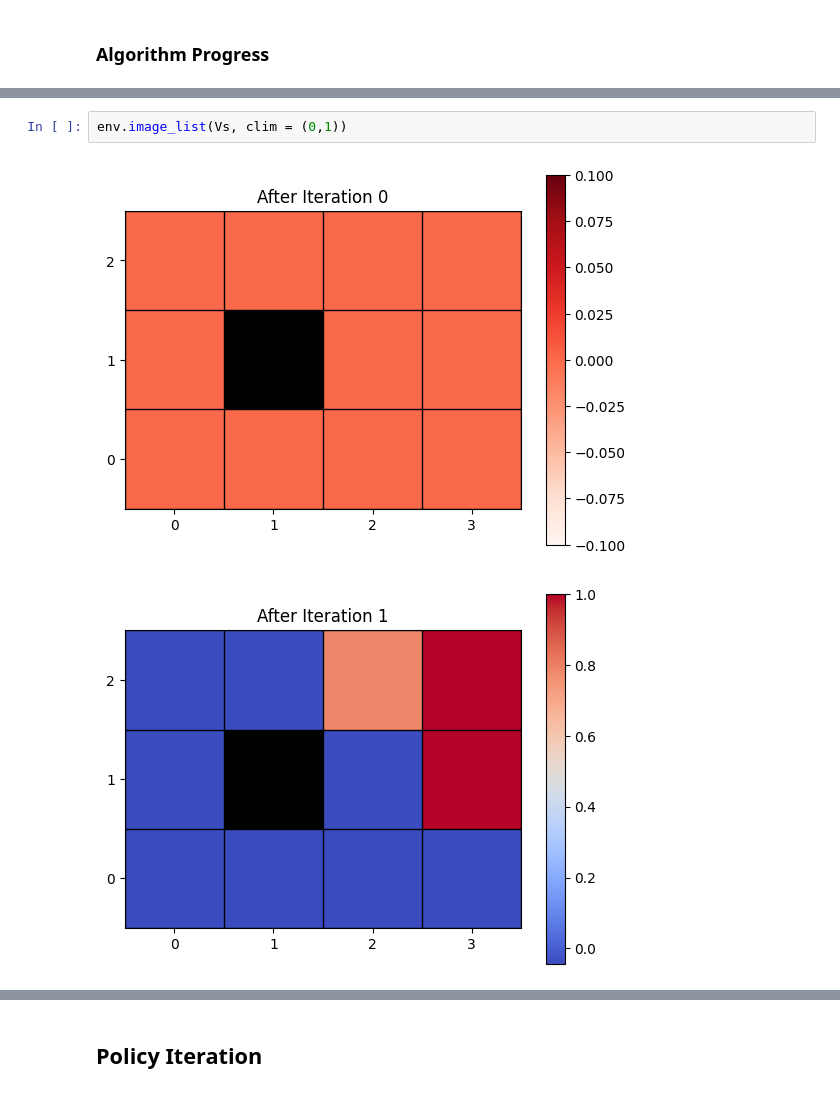
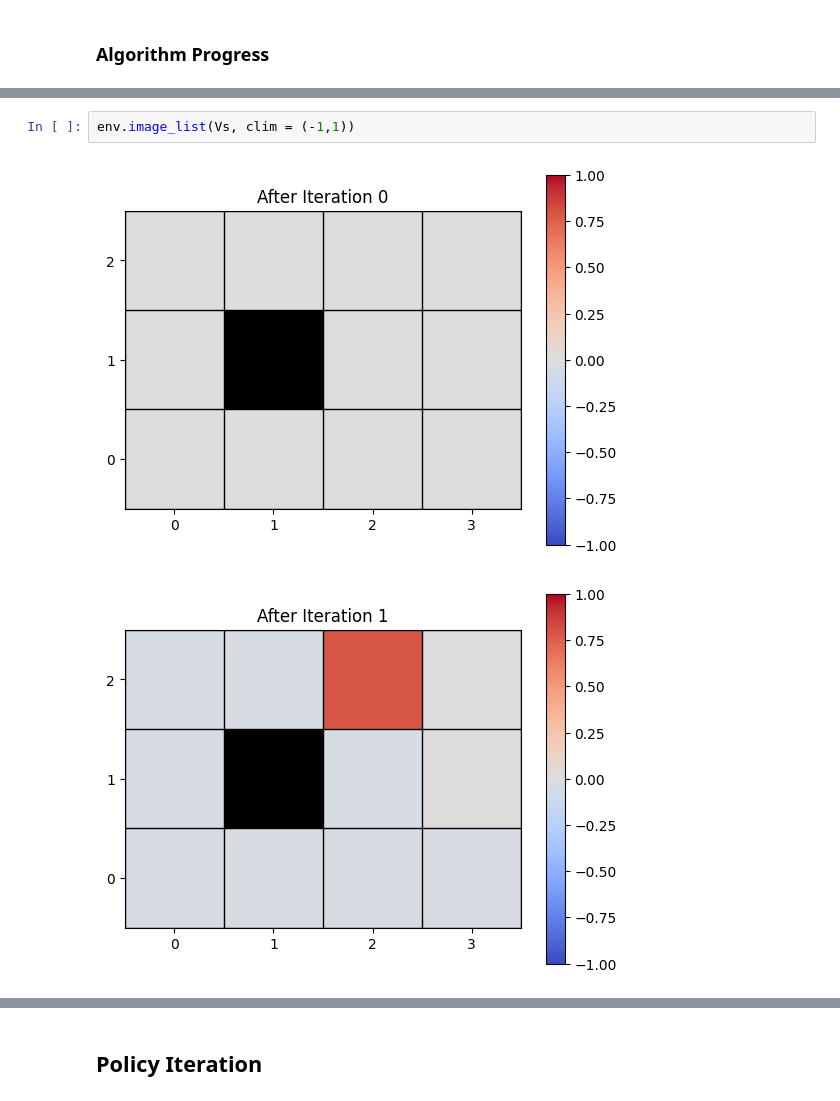
Before and after one commit to mhahsler/Introduction_to_Reinforcement_Learning, a Jupyter notebook: DP/4x3_grid_world.ipynb, the cells around one changed output, grey strips where cells are left out. Drawn from its saved outputs; the diff is of its cells as text.

```diff
--- a/DP/4x3_grid_world.ipynb
+++ b/DP/4x3_grid_world.ipynb
@@ -244,5 +247,5 @@ Converged after 10 sweeps.
 # %%
-env.image_list(Vs, clim = (0,1))
+env.image_list(Vs, clim = (-1,1))
 # %% [output]
-[figure, old version]
+[figure, new version]
-[figure, old version]
+[figure, new version]
```
Also changed, not shown: parts of 17 cells of this notebook, 5 other files.
